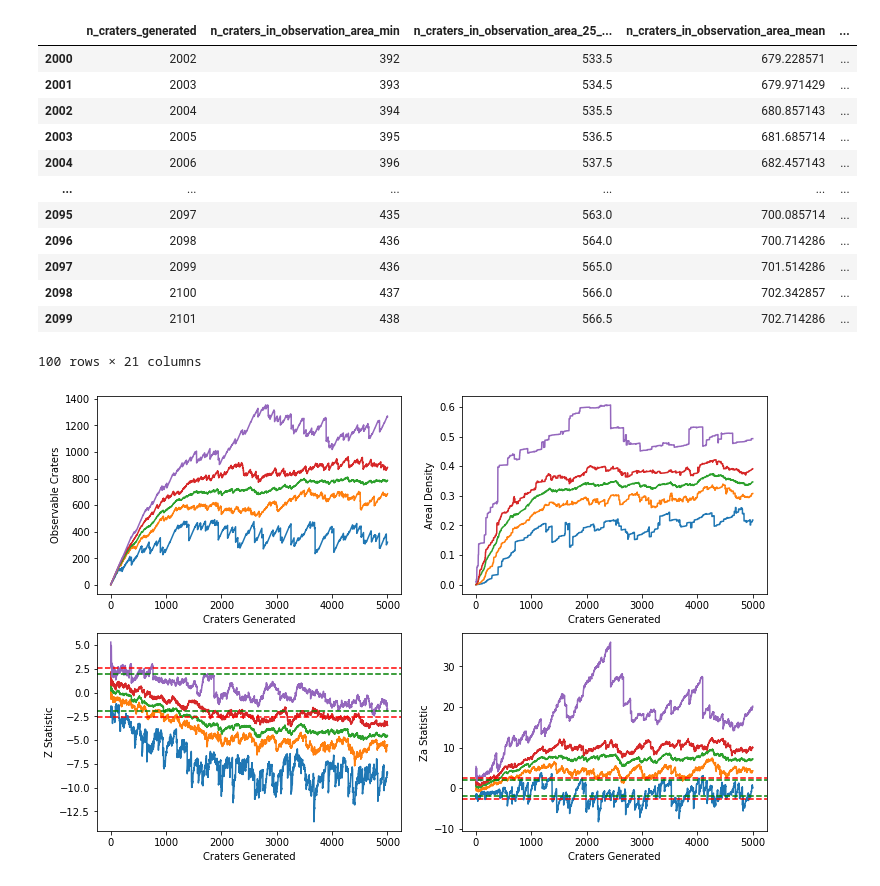
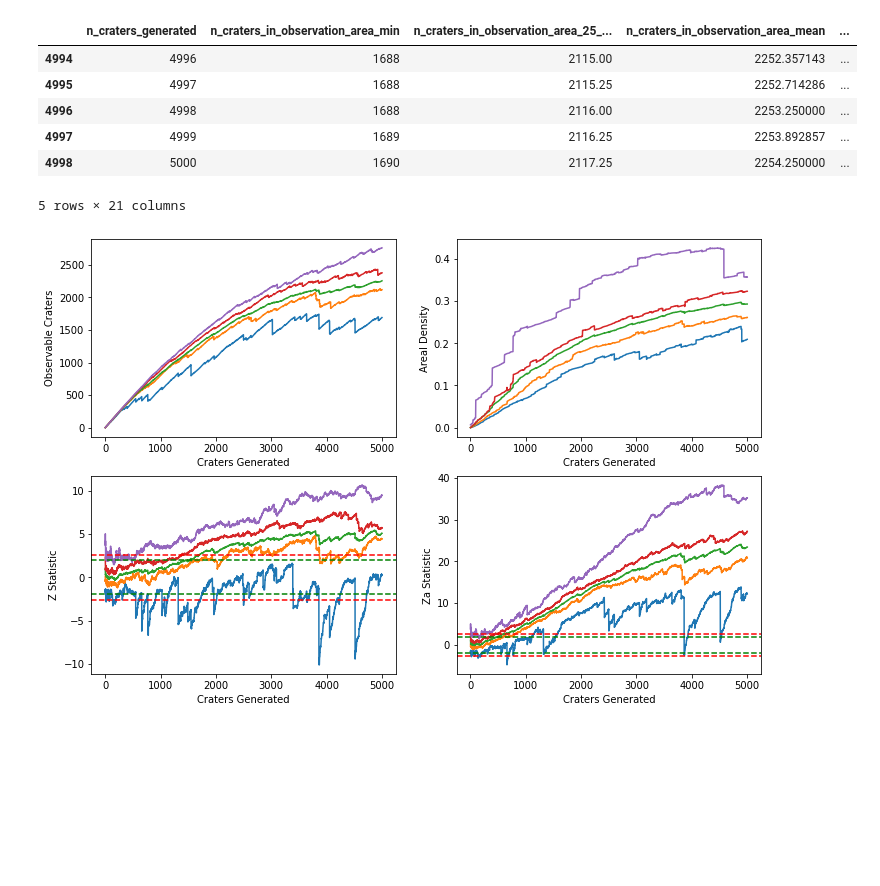
Before and after one commit to seanmason/saturation, a Jupyter notebook: notebooks/PlotStats.ipynb, the cells around one changed output. Cells and saved outputs as stored; diff of their text form; code cells hidden in the pictures; blank space fills up the shorter version.

```diff
--- a/notebooks/PlotStats.ipynb
+++ b/notebooks/PlotStats.ipynb
@@ -73,8 +73,10 @@ def percentile(n):
 # %%
 base_path = '/home/mason/output/'
 filenames = [
-    f'{base_path}/sim_run_1_3_0.4_1.5_{x}.txt'
-    for x in range(35)
+    # f'{base_path}/sim_run_1_3_0.4_1.5_{x}.txt'
+    # for x in range(35)
+    f'{base_path}/sim_run_2_9_0.4_1.5_{x}.txt'
+    for x in range(28)
 ]
 
 sim_stats = []
@@ -120,25 +122,19 @@ grouped = stats.groupby(['n_craters_generated']).agg(
 grouped.columns = col_names
 grouped.reset_index(inplace=True)
 # %%
-grouped[2000:2100]
+grouped.tail()
 # %% [output]
 |  | n_craters_generated | n_craters_in_observation_area_min | n_craters_in_observation_area_25_... | n_craters_in_observation_area_mean | ... |
-| 2000 | 2002 | 392 | 533.5 | 679.228571 | ... |
-| 2001 | 2003 | 393 | 534.5 | 679.971429 | ... |
-| 2002 | 2004 | 394 | 535.5 | 680.857143 | ... |
-| 2003 | 2005 | 395 | 536.5 | 681.685714 | ... |
-| 2004 | 2006 | 396 | 537.5 | 682.457143 | ... |
-| ... | ... | ... | ... | ... | ... |
-| 2095 | 2097 | 435 | 563.0 | 700.085714 | ... |
-| 2096 | 2098 | 436 | 564.0 | 700.714286 | ... |
-| 2097 | 2099 | 436 | 565.0 | 701.514286 | ... |
-| 2098 | 2100 | 437 | 566.0 | 702.342857 | ... |
-| 2099 | 2101 | 438 | 566.5 | 702.714286 | ... |
+| 4994 | 4996 | 1688 | 2115.00 | 2252.357143 | ... |
+| 4995 | 4997 | 1688 | 2115.25 | 2252.714286 | ... |
+| 4996 | 4998 | 1688 | 2116.00 | 2253.250000 | ... |
+| 4997 | 4999 | 1689 | 2116.25 | 2253.892857 | ... |
+| 4998 | 5000 | 1690 | 2117.25 | 2254.250000 | ... |
-100 rows × 21 columns
+5 rows × 21 columns
 # %%
 plot_statistics(grouped)
 # %% [output]
-[figure, old version]
+[figure, new version]
 # %%
 base_path = '/home/mason/code/kirchoff_saturation/output/'
 filenames = [
```
Also changed, not shown: parts of 3 cells of this notebook, 4 other files.
